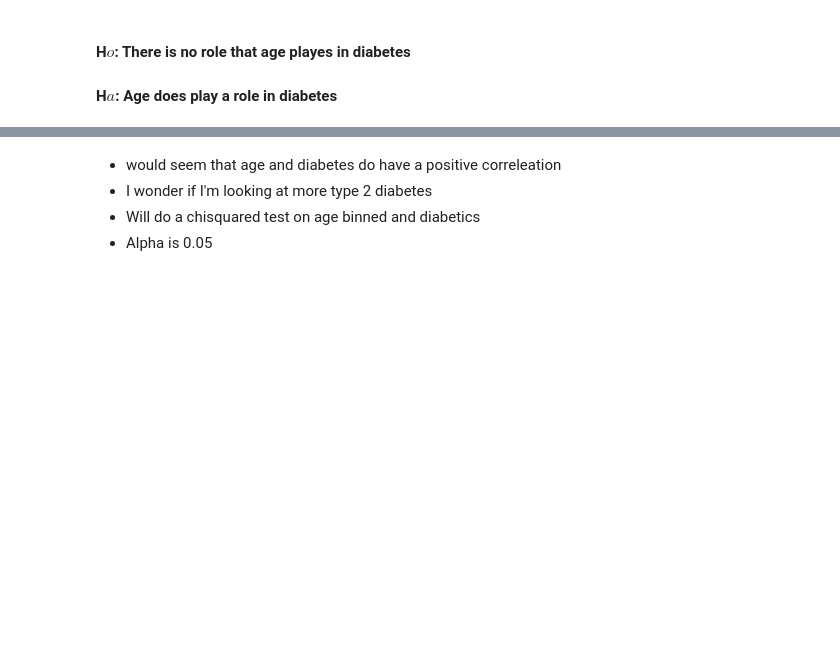
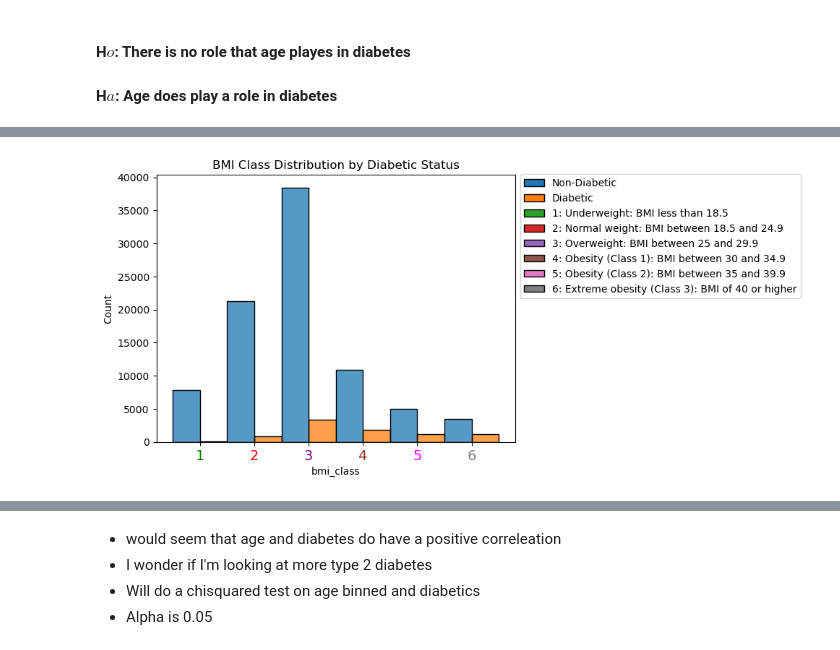
Before and after one commit to Jburch01/diabetes_classification_project, a Jupyter notebook: explore.ipynb, the cells around one changed output, grey strips where cells are left out. Drawn from its saved outputs; the diff is of its cells as text; code cells hidden in the pictures; blank space fills up the shorter version.

```diff
--- a/explore.ipynb
+++ b/explore.ipynb
@@ -188,0 +197,32 @@ plt.show()
+# %%
+bmi_class_legend = [
+        '1: Underweight: BMI less than 18.5',
+        '2: Normal weight: BMI between 18.5 and 24.9',
+        '3: Overweight: BMI between 25 and 29.9',
+        '4: Obesity (Class 1): BMI between 30 and 34.9',
+        '5: Obesity (Class 2): BMI between 35 and 39.9',
+        '6: Extreme obesity (Class 3): BMI of 40 or higher'
+    ]
+
+# Create the histogram with dodge grouping by diabetic status
+ax = sns.histplot(data=df, x='bmi_class', hue='diabetic', multiple='dodge')
+ax.tick_params(axis='x',labelsize=14)
+# Create custom legend handles and labels
+handles = [plt.Rectangle((0,0),1,1, color=c, ec="k") for c in sns.color_palette()]
+
+# handles = [plt.Rectangle((0,0),1,1, color=c, ec="k") for c in sns.color_palette()]
+legend_labels = ['Non-Diabetic', 'Diabetic'] + bmi_class_legend
+
+# Set the legend with custom handles and labels
+plt.legend(handles=handles, labels=legend_labels, bbox_to_anchor=(1, 1.021), ncol=1)
+ax.get_xticklabels()[1].set_color("green")
+ax.get_xticklabels()[2].set_color("red")
+ax.get_xticklabels()[3].set_color("purple")
+ax.get_xticklabels()[4].set_color("brown")
+ax.get_xticklabels()[5].set_color("magenta")
+ax.get_xticklabels()[6].set_color("grey")
+# Set the plot title and display the plot
+plt.title('BMI Class Distribution by Diabetic Status')
+plt.show()
+# %% [output]
+[figure, added]
```
Also changed, not shown: parts of 40 cells of this notebook.
